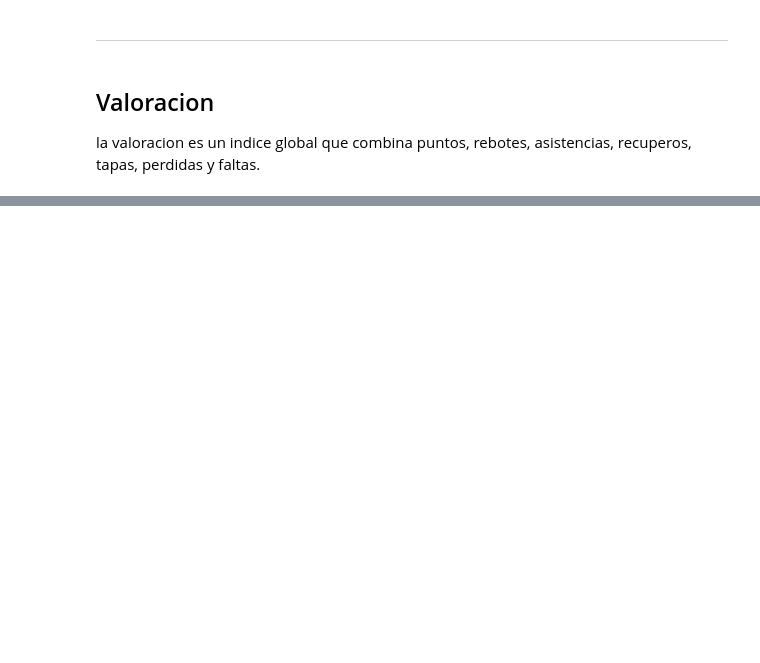
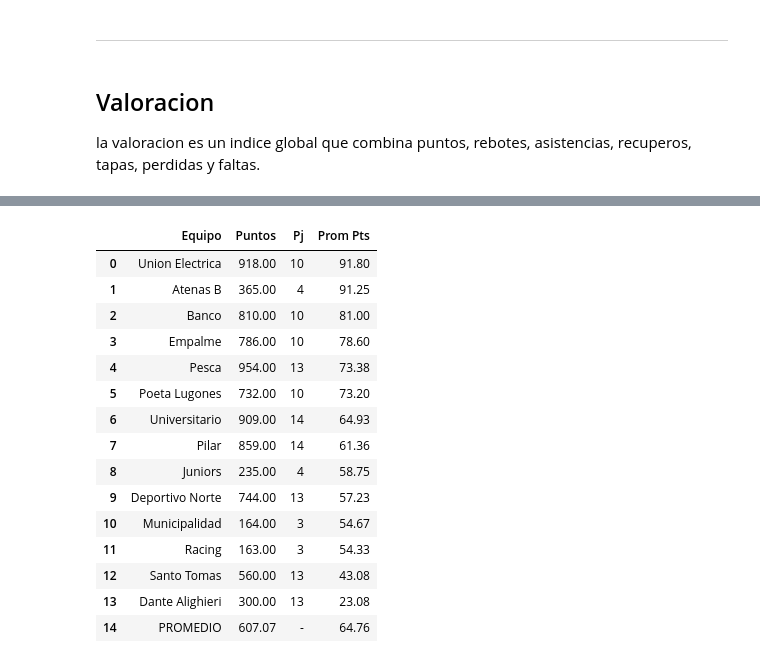
Before and after one commit to nicopinera/AnalisisEstadisticoBasquetU13, a Jupyter notebook: analisis2025.ipynb, the cells around one changed output, grey strips where cells are left out. Saved outputs shown, nothing was run; the diff lists cells and outputs as text; code cells hidden in the pictures; blank space fills up the shorter version.

```diff
--- a/analisis2025.ipynb
+++ b/analisis2025.ipynb
@@ -315,0 +325,19 @@ top20.top_20_valoracion('resumen_estadisticas_jugadores.csv')
+# %%
+estadisticas_por_equipo.puntos_por_equipo('resumen_estadisticas_jugadores.csv')
+# %% [output]
+|  | Equipo | Puntos | Pj | Prom Pts |
+| 0 | Union Electrica | 918.00 | 10 | 91.80 |
+| 1 | Atenas B | 365.00 | 4 | 91.25 |
+| 2 | Banco | 810.00 | 10 | 81.00 |
+| 3 | Empalme | 786.00 | 10 | 78.60 |
+| 4 | Pesca | 954.00 | 13 | 73.38 |
+| 5 | Poeta Lugones | 732.00 | 10 | 73.20 |
+| 6 | Universitario | 909.00 | 14 | 64.93 |
+| 7 | Pilar | 859.00 | 14 | 61.36 |
+| 8 | Juniors | 235.00 | 4 | 58.75 |
+| 9 | Deportivo Norte | 744.00 | 13 | 57.23 |
+| 10 | Municipalidad | 164.00 | 3 | 54.67 |
+| 11 | Racing | 163.00 | 3 | 54.33 |
+| 12 | Santo Tomas | 560.00 | 13 | 43.08 |
+| 13 | Dante Alighieri | 300.00 | 13 | 23.08 |
+| 14 | PROMEDIO | 607.07 | - | 64.76 |
```
Also changed, not shown: parts of 16 cells of this notebook, 2 other files.
